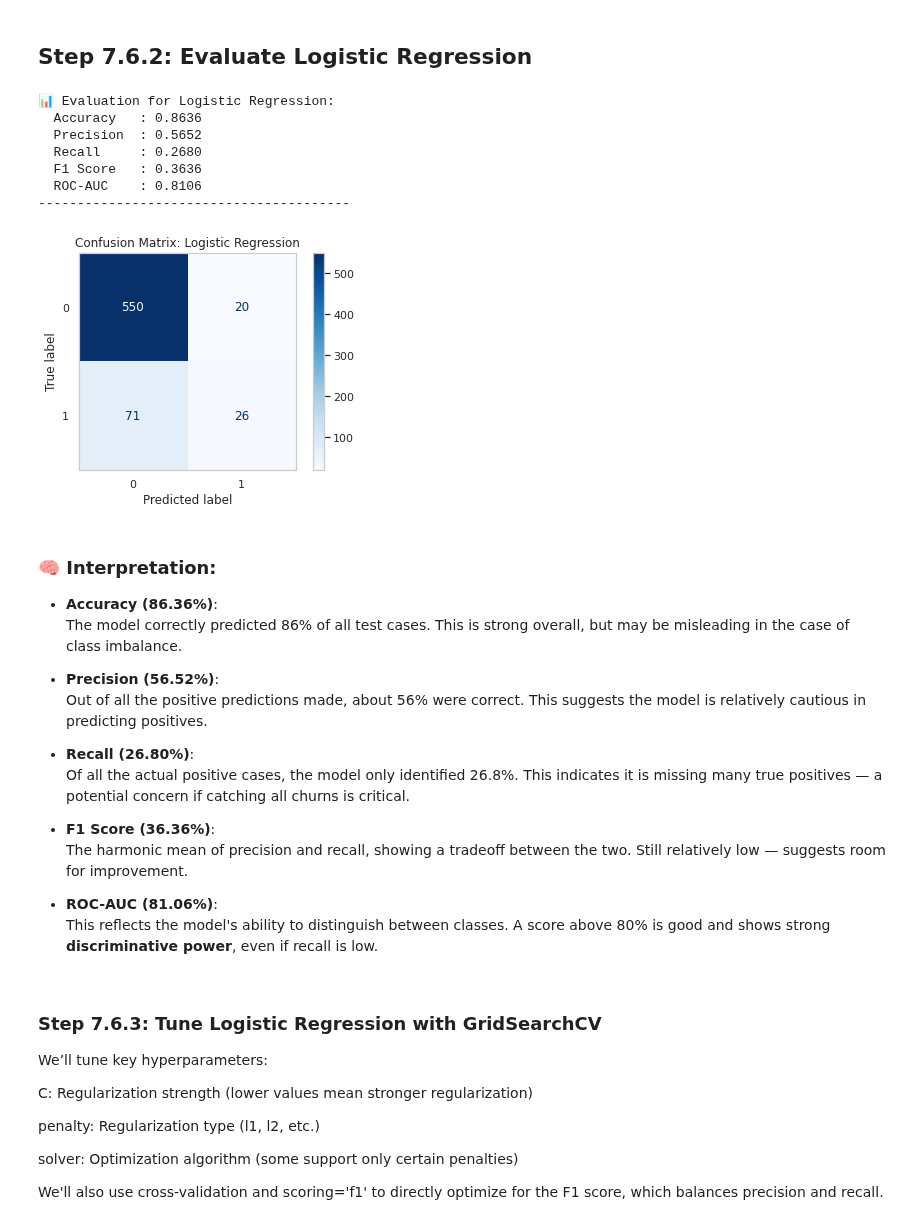
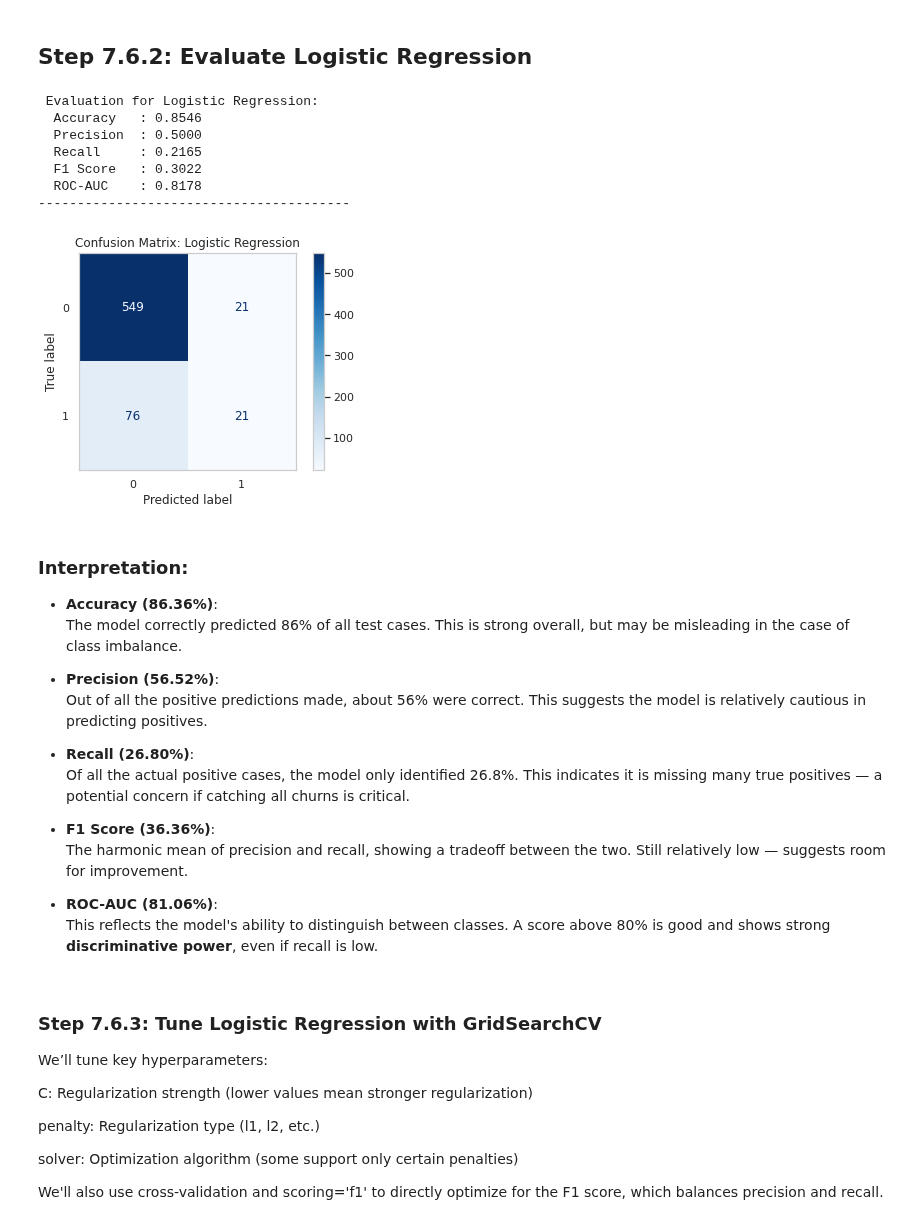
Before and after one commit to OndiekiFrank/ChurnSage-Customer-Retention-Intelligence, a Jupyter notebook: notebooks/ChurnSage_Customer_Retention_Model.ipynb, the cells around one changed output. Drawn from its saved outputs; the diff is of its cells as text; code cells hidden in the pictures.

```diff
--- a/notebooks/ChurnSage_Customer_Retention_Model.ipynb
+++ b/notebooks/ChurnSage_Customer_Retention_Model.ipynb
@@ -1512,19 +1512,24 @@ def evaluate_model(name, model):
     plt.show()
 # %% [markdown]
 ## Step 7.6.2: Evaluate Logistic Regression
-# %%
-evaluate_model("Logistic Regression", log_reg)
-# %% [output]
-📊 Evaluation for Logistic Regression:
-  Accuracy   : 0.8636
-  Precision  : 0.5652
-  Recall     : 0.2680
-  F1 Score   : 0.3636
-  ROC-AUC    : 0.8106
-----------------------------------------
-[figure, removed]
+# %%
+from sklearn.linear_model import LogisticRegression
+
+# Define the Logistic Regression model
+log_reg = LogisticRegression(random_state=42, max_iter=1000)
+
+evaluate_model("Logistic Regression", log_reg)
+# %% [output]
+ Evaluation for Logistic Regression:
+  Accuracy   : 0.8546
+  Precision  : 0.5000
+  Recall     : 0.2165
+  F1 Score   : 0.3022
+  ROC-AUC    : 0.8178
+----------------------------------------
+[figure, added]
 # %% [markdown]
-### 🧠 Interpretation:
+###  Interpretation:
 
 - **Accuracy (86.36%)**:
   The model correctly predicted 86% of all test cases. This is strong overall, but may be misleading in the case of class imbalance.
```
Also changed, not shown: parts of 11 cells of this notebook, 1 other file.
